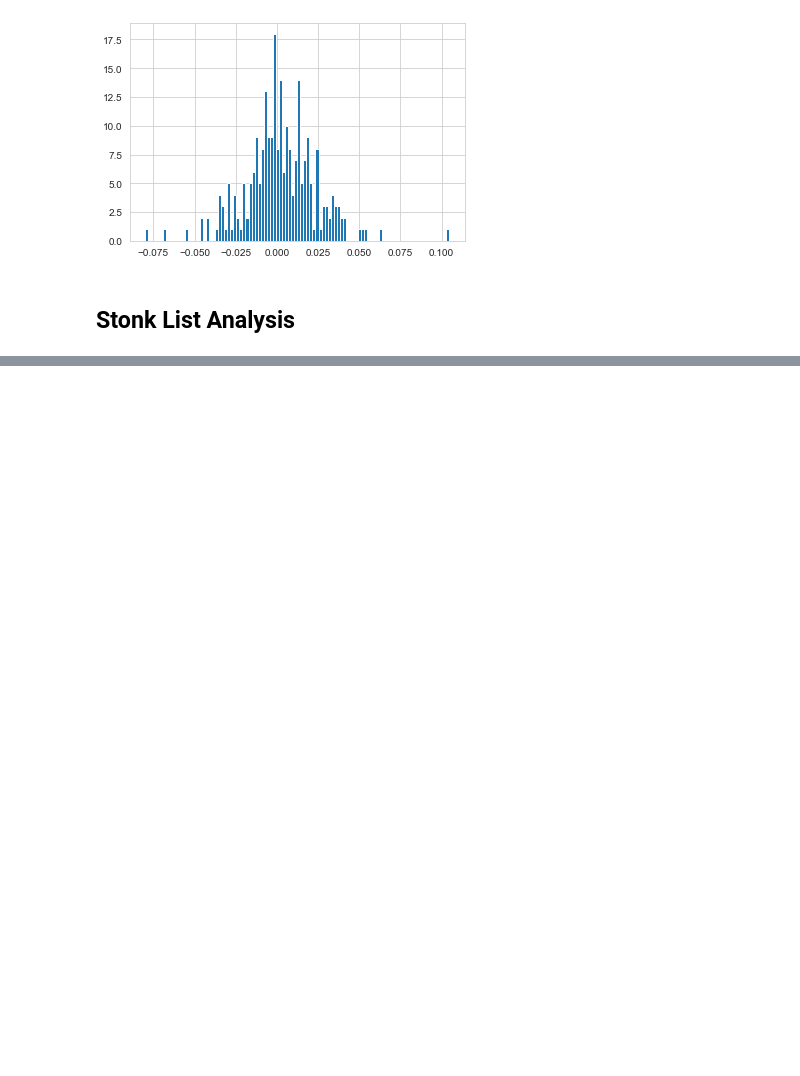
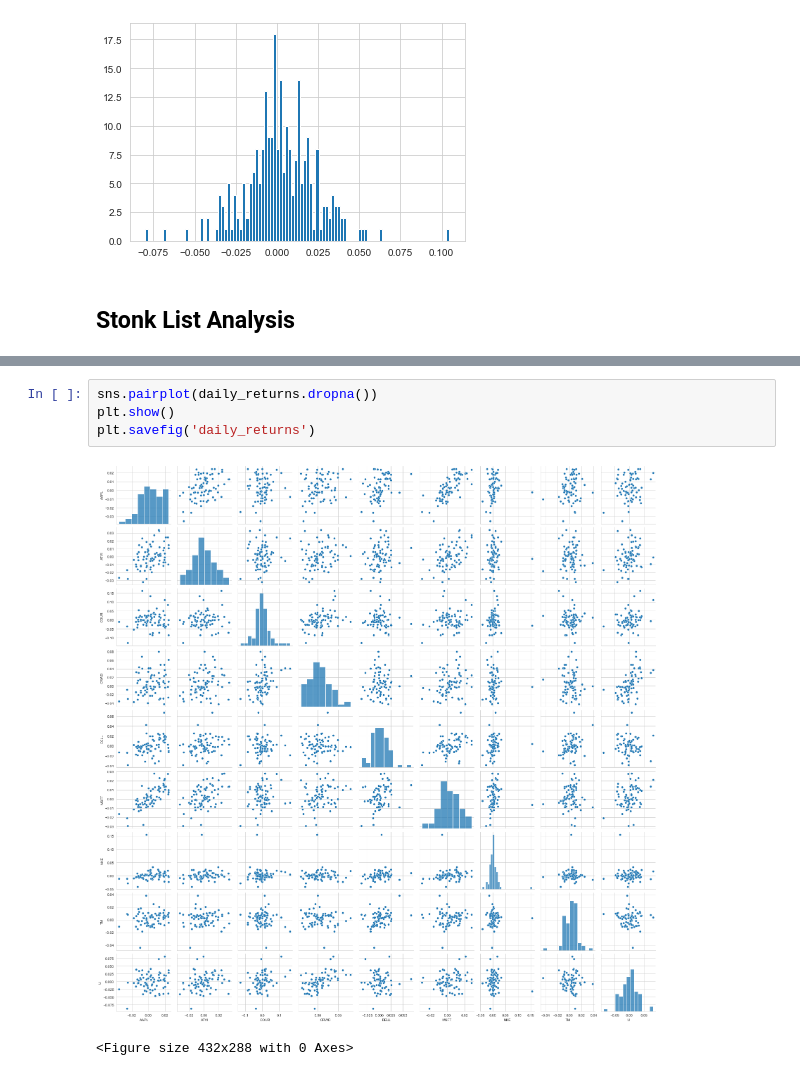
Before and after one commit to drxwskx/stonk_analysis, a Jupyter notebook: notebook.ipynb, the cells around one changed output, grey strips where cells are left out. Drawn from its saved outputs; the diff is of its cells as text; blank space fills up the shorter version.

```diff
--- a/notebook.ipynb
+++ b/notebook.ipynb
@@ -110,0 +166,7 @@ plt.show()
+# %%
+sns.pairplot(daily_returns.dropna())
+plt.show()
+plt.savefig('daily_returns')
+# %% [output]
+[figure, added]
+<Figure size 432x288 with 0 Axes>
```
Also changed, not shown: parts of 20 cells of this notebook, 1 other file.
